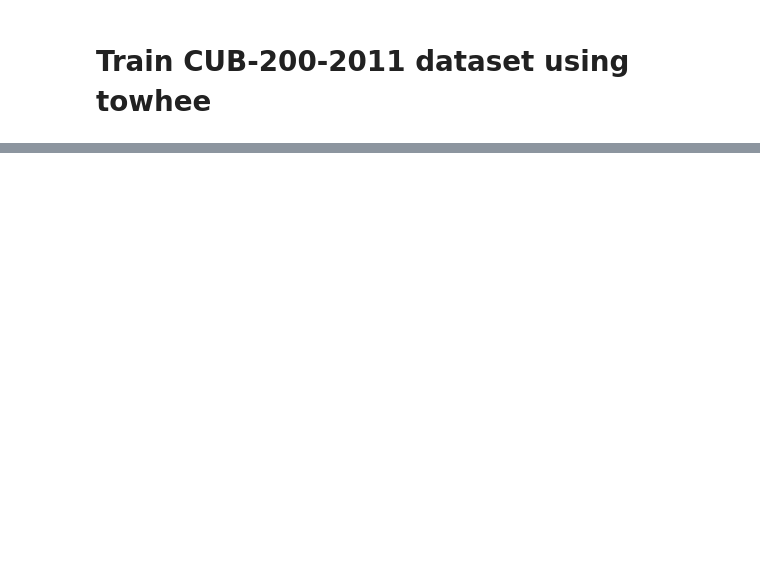
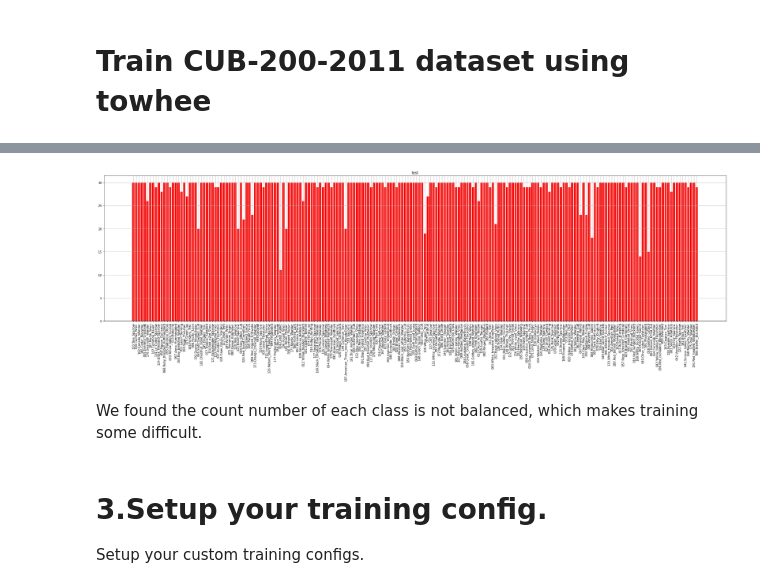
Before and after one commit to zc277584121/towhee_examples, a Jupyter notebook: train_cub_200_2011.ipynb, the cells around one changed output, grey strips where cells are left out. Cells and saved outputs as stored; diff of their text form; code cells hidden in the pictures; blank space fills up the shorter version.

```diff
--- a/train_cub_200_2011.ipynb
+++ b/train_cub_200_2011.ipynb
@@ -43,0 +134,9 @@ new_images_folder = 'images'
+# %%
+test_cls_count_dict = image_folder_statistic(test_data_dir, show_bar=True)
+# %% [output]
+[figure, added]
+# %% [markdown]
+We found the count number of each class is not balanced, which makes training some difficult.
+# %% [markdown]
+# 3.Setup your training config.
+Setup your custom training configs.
```
Also changed, not shown: parts of 41 cells of this notebook, 11 other files.
